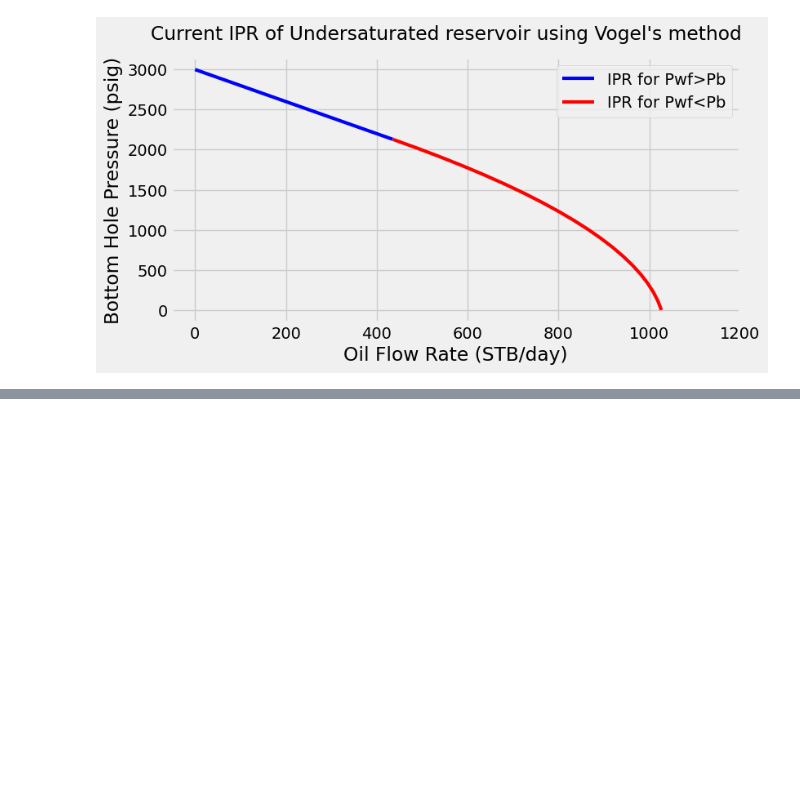
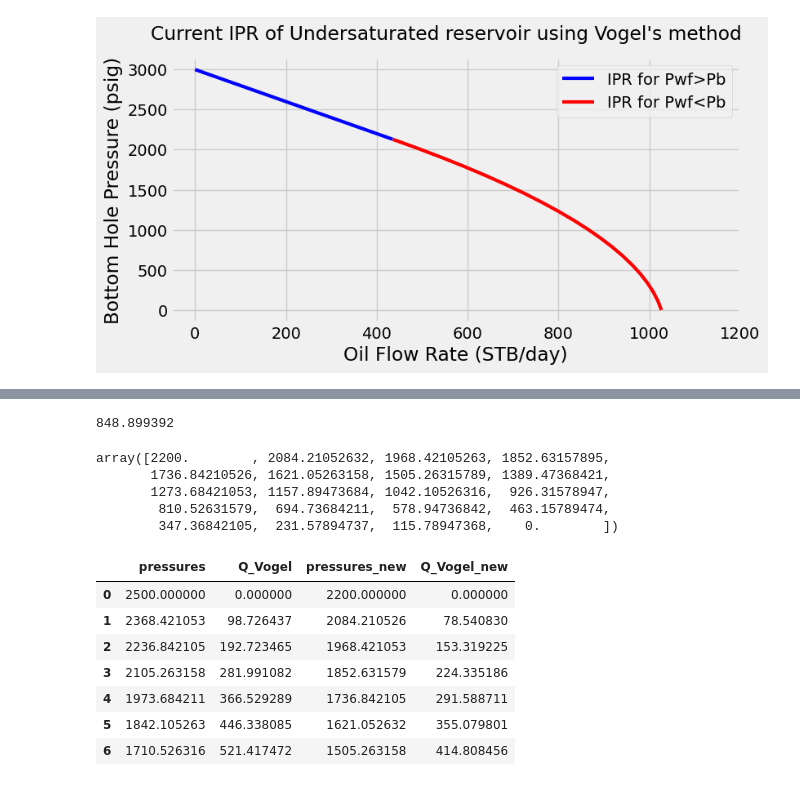
Before and after one commit to Madara123455/Energy-DA-for-Petroleum, a Jupyter notebook: Inflow_Performance_Relationship_(IPR).ipynb, the cells around one changed output, grey strips where cells are left out. Saved outputs shown, nothing was run; the diff lists cells and outputs as text; code cells hidden in the pictures; blank space fills up the shorter version.

```diff
--- a/Inflow_Performance_Relationship_(IPR).ipynb
+++ b/Inflow_Performance_Relationship_(IPR).ipynb
@@ -209,0 +217,4 @@ plt.show()
+# %%
+P_ri = float(2500)
+P_rf = float(2200)
+Q_max_p = 1067.1
@@ -209,0 +232,15 @@ plt.show()
+# %%
+ratio = P_rf/P_ri
+Q_max_f = Q_max_p *(ratio)*(0.2 + 0.8*(ratio))
+Q_max_f
+# %% [output]
+848.899392
+# %%
+pressures_new = np.linspace(P_rf,0,20)
+pressures_new
+# %% [output]
+array([2200.        , 2084.21052632, 1968.42105263, 1852.63157895,
+       1736.84210526, 1621.05263158, 1505.26315789, 1389.47368421,
+       1273.68421053, 1157.89473684, 1042.10526316,  926.31578947,
+        810.52631579,  694.73684211,  578.94736842,  463.15789474,
+        347.36842105,  231.57894737,  115.78947368,    0.        ])
@@ -209,0 +251,18 @@ plt.show()
+# %%
+flow_rates_new = []
+for i in pressures_new:
+  flow_rates_new.append(Vogel_new(i))
+
+df["pressures_new"] = pressures_new
+df["Q_Vogel_new"] = flow_rates_new
+
+df.head(7)
+# %% [output]
+|  | pressures | Q_Vogel | pressures_new | Q_Vogel_new |
+| 0 | 2500.000000 | 0.000000 | 2200.000000 | 0.000000 |
+| 1 | 2368.421053 | 98.726437 | 2084.210526 | 78.540830 |
+| 2 | 2236.842105 | 192.723465 | 1968.421053 | 153.319225 |
+| 3 | 2105.263158 | 281.991082 | 1852.631579 | 224.335186 |
+| 4 | 1973.684211 | 366.529289 | 1736.842105 | 291.588711 |
+| 5 | 1842.105263 | 446.338085 | 1621.052632 | 355.079801 |
+| 6 | 1710.526316 | 521.417472 | 1505.263158 | 414.808456 |
```
Also changed, not shown: parts of 7 cells of this notebook.
